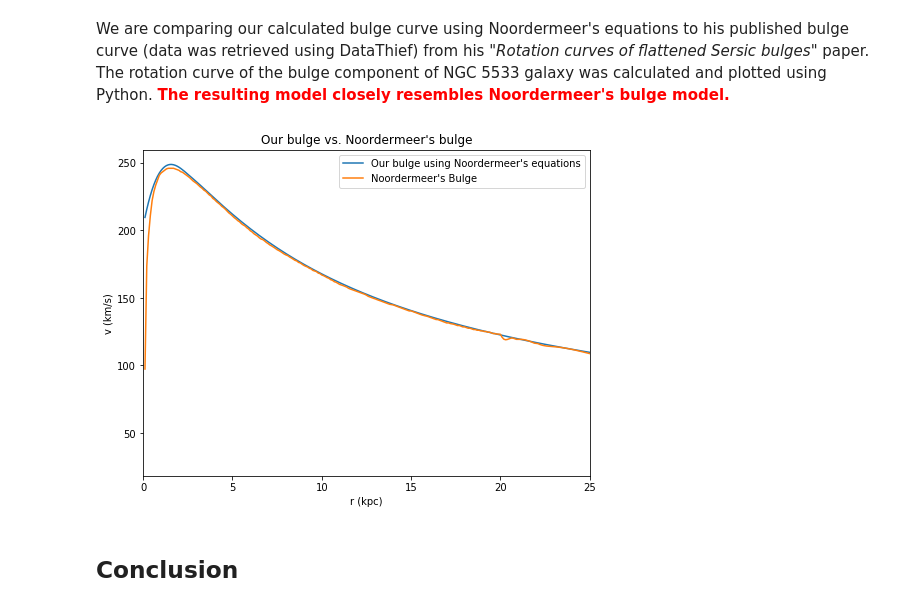
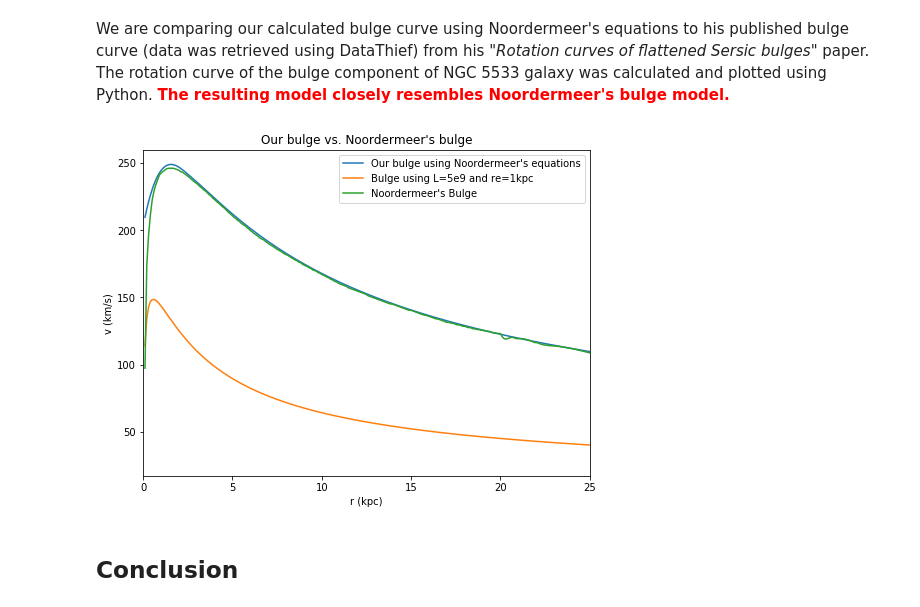
Before and after one commit to villano-lab/grav_project, a Jupyter notebook: notes/Bulge_Notes.ipynb, the cells around one changed output. Drawn from its saved outputs; the diff is of its cells as text; code cells hidden in the pictures.

Commit message:
[JB] added a velocity curve using L=5e9 (solar lum?) and re=1kpc

```diff
--- a/notes/Bulge_Notes.ipynb
+++ b/notes/Bulge_Notes.ipynb
@@ -19,9 +23,9 @@ Next, the inner function was computed using $x$ and $m$ (Noordermeer's notation:
 # %% [markdown]
 ## Plot of bulge model
 # %%
-r = np.linspace(0.1,50,500)
+radius = np.linspace(0.1,50,500)
 plt.figure(figsize=(8,6))
-plt.plot(r,nf.b_v(r,load=True,path='../fitting/'),label='Bulge: from library ')
+plt.plot(radius,nf.b_v(radius,load=True,path='../fitting/'),label='Bulge: from library ')
 plt.xlabel('r (kpc)')
 plt.ylabel('v (km/s)')
 plt.xlim(0,50)
@@ -100,3 +104,39 @@ i = 52*(np.pi/180)                          #inclination angle
 Effective radius (re): 2.606212905540533 kpc.
 Luminosity of bulge: 1.765923675417131e+35 W.
 Luminosity of bulge: 4.613e+08 solLum.
+# %%
+# calculating I0 using Noordermeer's main paper
+L_bulge = 5e9                               # From Noordermeer's main paper
+re_2 = 1.0                                  # From Noordermeer's main paper
+n = 2.7                                     #concentration parameter that describes the curvature of the profile in a radius-magnitude plot, n=4 is de Vaucoileurs profile
+
+# gamma function
+f = lambda x: ss.gammainc(2*n,x)*ss.gamma(2*n)-0.5*ss.gamma(2*n)
+root = so.brentq(f,0,500000,rtol=0.000001,maxiter=100) #come within 1% of exact root within 100 iterations
+bn = root
+
+I0 = (L_bulge*(bn**(2*n)))/(((re_2**2)*2*np.pi*n)*ss.gamma(2*n))
+r0 = re_2/bn**n
+print(I0)
+print(r0)
+
+# inner function
+f = lambda x,m: ((np.exp(-np.power(x/r0, (1/n))))*(np.power(x/r0, ((1/n)-1))))/(np.sqrt((x**2)-(m**2)));
+# integrate inner function
+g = lambda m: quad(f, m, np.inf,args=(m,))[0]
+# equations
+C = (4*G*q*ups*I0)/(r0*np.float(n))*(np.sqrt((np.sin(i)**2)+(1/(q**2))*(np.cos(i)**2)))
+e2 = 1-(q**2)
+# plot range
+x = np.linspace(0.1,50,500)
+# integrate outer function
+h = lambda m,r: C*g(m)*(m**2)/(np.sqrt((r**2)-((m**2)*(e2))))
+
+y = np.zeros(np.shape(x))
+for j,r in enumerate(x):
+    hr = lambda m: h(m,r)
+    yr = quad(h, 0, r,args=(r,))[0]
+    y[j] = yr
+
+# velocity
+v_bulge = np.sqrt(y)
@@ -154,17 +203,18 @@ We are comparing our calculated bulge curve using Noordermeer's equations to his
 The rotation curve of the bulge component of NGC 5533 galaxy was calculated and plotted using Python. <font color="red"> <b> The resulting model closely resembles Noordermeer's bulge model. </b> </font>
 # %%
 plt.figure(figsize=(8,6))
-plt.plot(r,nf.b_v(r,load=True,path='../fitting/'),label="Our bulge using Noordermeer's equations")
-plt.plot(r,noord.noord_bulge(r),label="Noordermeer's Bulge")
+plt.plot(radius,nf.b_v(radius,load=True,path='../fitting/'),label="Our bulge using Noordermeer's equations")
+plt.plot(radius,v_bulge, label="Bulge using L=5e9 and re=1kpc")
+plt.plot(radius,noord.noord_bulge(radius),label="Noordermeer's Bulge")
 
 plt.xlim(0,25)
 plt.xlabel('r (kpc)')
 plt.ylabel('v (km/s)')
 plt.title("Our bulge vs. Noordermeer's bulge")
 plt.legend()
 plt.show()
 # %% [output]
-[figure, old version]
+[figure, new version]
 # %% [markdown]
 ## Conclusion
 # %% [markdown]
```
Also changed, not shown: parts of 2 cells of this notebook.
